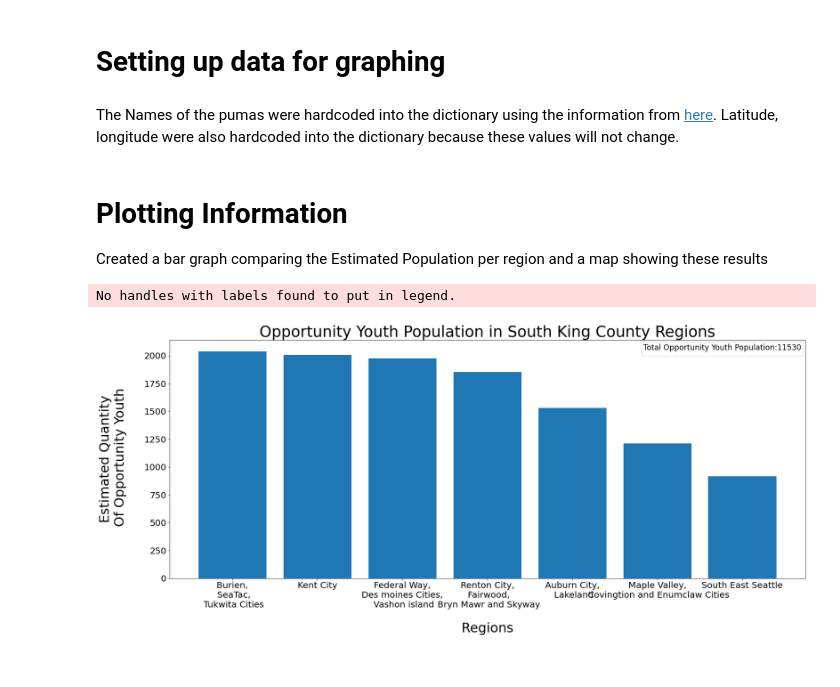
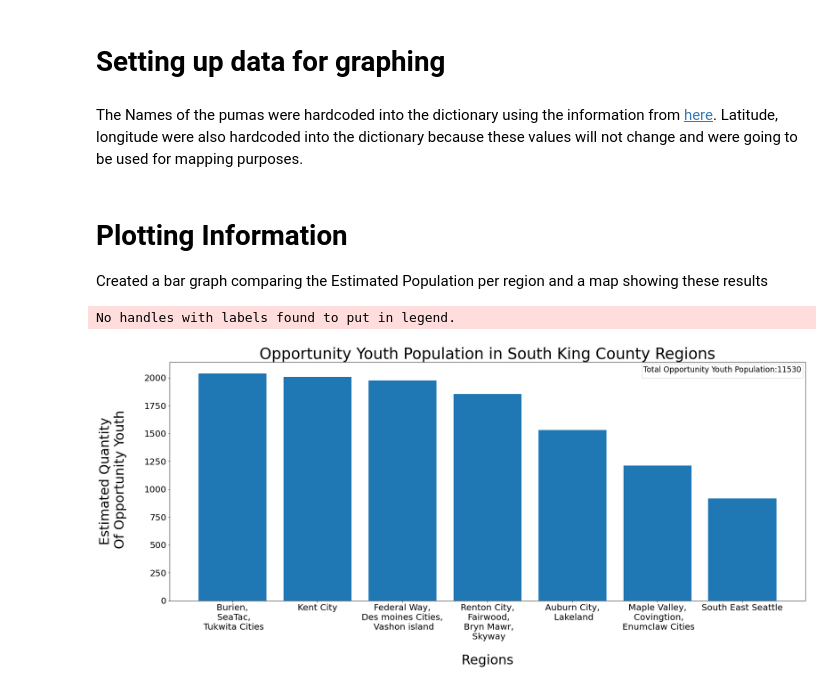
Before and after one commit to Caellwyn/south-king-county-opportunity-youth, a Jupyter notebook: notebooks/report/FinalNotebook.ipynb, the cells around one changed output. Cells and saved outputs as stored; diff of their text form; code cells hidden in the pictures.

```diff
--- a/notebooks/report/FinalNotebook.ipynb
+++ b/notebooks/report/FinalNotebook.ipynb
@@ -83,3 +78,6 @@ AND agep BETWEEN '16' AND '24'
+# %%
+ty_df = pd.read_csv('../exploratory/tables/ty_df.csv')
+oy_df = pd.read_csv('../exploratory/tables/oy_df.csv')
 # %%
 #a list of the estimated population by each region and the total population for all 7 regions
 population = oy_df.groupby('puma')['pwgtp'].sum()   # pwgtp was the weight each sample held
@@ -95,17 +96,17 @@ ty_estimated_population = sum(ty_population)
 <h1>Setting up data for graphing</h1>
 # %% [markdown]
 
-The Names of the pumas were hardcoded into the dictionary using the information from [here](https://usa.ipums.org/). Latitude, longitude were also hardcoded into the dictionary because these values will not change.
+The Names of the pumas were hardcoded into the dictionary using the information from [here](https://usa.ipums.org/). Latitude, longitude were also hardcoded into the dictionary because these values will not change and were going to be used for mapping purposes.
 # %%
 # dictionary of Puma number, and then sorting it by the OY population of each puma
 # Used to organize the names of the puma which wasnt included in the dataframe
 import operator
-region_dic = {'11612': [population['11612'],'Federal Way,Des moines Cities & Vashon island', 47.3223, -122.3126, 110, ty_population['11612']],
- '11613': [population['11613'],'Kent City',47.3809, -122.2348, 34.43, ty_population['11613']],
- '11611': [population['11611'],'Burien, SeaTac, Tukwita Cities',47.4668, -122.3405, 31, ty_population['11611']],
- '11614': [population['11614'],'Auburn City & Lakeland', 47.3073, -122.2285, 35, ty_population['11614']],
- '11604': [population['11604'],'South East Seattle', 47.5923, -122.3022, 30.5, ty_population['11604']],
- '11615': [population['11615'],'Maple Valley, Covingtion and Enumclaw Cities', 47.3903, -122.0454, 18, ty_population['11615']],
- '11610': [population['11610'],'Renton City, Fairwood, Bryn Mawr and Skyway', 47.4797, -122.2079, 31, ty_population['11610']]}
+region_dic = {'11612': [population[11612],'Federal Way,Des moines Cities & Vashon island', 47.3223, -122.3126, 110, ty_population[11612]],
+ '11613': [population[11613],'Kent City',47.3809, -122.2348, 34.43, ty_population[11613]],
+ '11611': [population[11611],'Burien, SeaTac, Tukwita Cities',47.4668, -122.3405, 31, ty_population[11611]],
+ '11614': [population[11614],'Auburn City & Lakeland', 47.3073, -122.2285, 35, ty_population[11614]],
+ '11604': [population[11604],'South East Seattle', 47.5923, -122.3022, 30.5, ty_population[11604]],
+ '11615': [population[11615],'Maple Valley, Covingtion and Enumclaw Cities', 47.3903, -122.0454, 18, ty_population[11615]],
+ '11610': [population[11610],'Renton City, Fairwood, Bryn Mawr and Skyway', 47.4797, -122.2079, 31, ty_population[11610]]}
 
 sort_region_dic = dict(sorted(region_dic.items(), key=operator.itemgetter(1), reverse = True))
@@ -120,20 +115,25 @@ city_list_adj = [sub.replace(',',',\n').replace(' &',',\n') for sub in city_list
 Created a bar graph comparing the Estimated Population per region
 and a map showing these results
 # %%
+city_list = [item[1] for item in sort_region_dic.values()]  # created a list of the cities based on the region_dic
+estimated_population_region = [item[0] for item in sort_region_dic.values()] # created a listed of the estimated population per region
+# adjusted city list so the string is on muliple lines in the graph
+city_list_adj = [sub.replace(',',',\n').replace(' &',',\n').replace(' and',',\n') for sub in city_list]
+
 #Printing a Bar graph of the population estimate per each puma(region)
 figure, ax = plt.subplots(1, 1, figsize = (26,10));
 
 x = city_list_adj;
 y = estimated_population_region;
 ax.bar(x, y);
 
 
 ax.set_ylabel('Estimated Quantity\n Of Opportunity Youth', fontsize = 30, rotation = 90, labelpad = 40);
 ax.set_xlabel('Regions', fontsize = 30, labelpad = 30);
 ax.set_title('Opportunity Youth Population in South King County Regions', fontsize = 35);
 ax.set_xticklabels(city_list_adj, wrap = True);
 ax.tick_params(axis='both', which='major', labelsize=20)
 ax.legend(title =f'Total Opportunity Youth Population:{int(estimated_population)}' , title_fontsize= 'xx-large', fancybox=True);
 # %% [output]
 No handles with labels found to put in legend.
-[figure, old version]
+[figure, new version]
```
Also changed, not shown: parts of 35 cells of this notebook, 1 other file.
